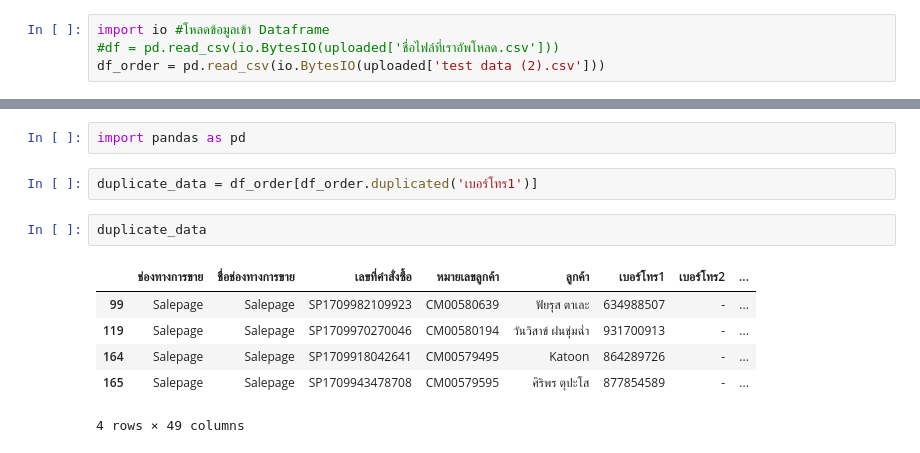
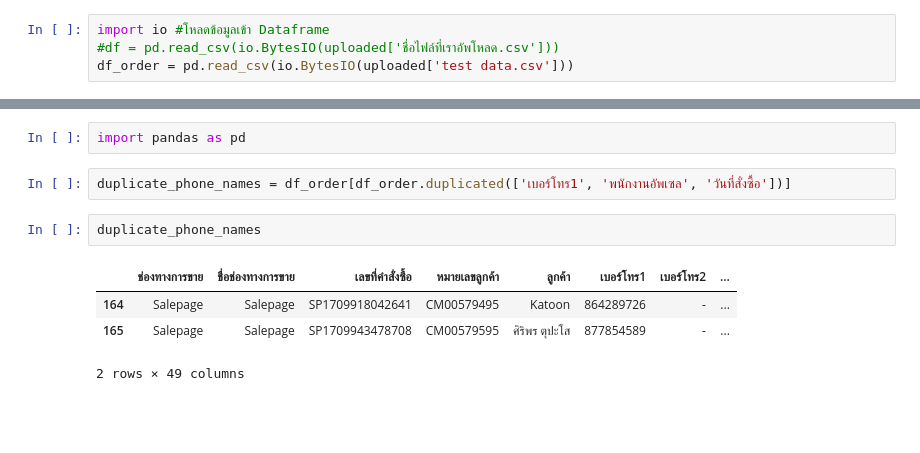
Before and after one commit to suphalaksana/GVP-data, a Jupyter notebook: Duplicate_data.ipynb, the cells around one changed output, grey strips where cells are left out. Drawn from its saved outputs; the diff is of its cells as text; blank space fills up the shorter version.

```diff
--- a/Duplicate_data.ipynb
+++ b/Duplicate_data.ipynb
@@ -13,7 +13,7 @@ import pandas as pd
 # %%
 import io #โหลดข้อมูลเข้า Dataframe
 #df = pd.read_csv(io.BytesIO(uploaded['ชื่อไฟล์ที่เราอัพโหลด.csv']))
-df_order = pd.read_csv(io.BytesIO(uploaded['test data (2).csv']))
+df_order = pd.read_csv(io.BytesIO(uploaded['test data.csv']))
 # %%
 df_order
 # %% [output]
@@ -33,13 +33,11 @@ df_order
 # %%
 import pandas as pd
 # %%
-duplicate_data = df_order[df_order.duplicated('เบอร์โทร1')]
+duplicate_phone_names = df_order[df_order.duplicated(['เบอร์โทร1', 'พนักงานอัพเซล', 'วันที่สั่งซื้อ'])]
-# %%
-duplicate_data
-# %% [output]
-|  | ช่องทางการขาย | ชื่อช่องทางการขาย | เลขที่คำสั่งซื้อ | หมายเลขลูกค้า | ลูกค้า | เบอร์โทร1 | เบอร์โทร2 | ... |
-| 99 | Salepage | Salepage | SP1709982109923 | CM00580639 | ฟัยรุส ตาเละ | 634988507 | - | ... |
-| 119 | Salepage | Salepage | SP1709970270046 | CM00580194 | วันวิสาข์ ฝนชุ่มฉ่ำ | 931700913 | - | ... |
-| 164 | Salepage | Salepage | SP1709918042641 | CM00579495 | Katoon | 864289726 | - | ... |
-| 165 | Salepage | Salepage | SP1709943478708 | CM00579595 | ศิริพร ตุปะโส | 877854589 | - | ... |
-4 rows × 49 columns
+# %%
+duplicate_phone_names
+# %% [output]
+|  | ช่องทางการขาย | ชื่อช่องทางการขาย | เลขที่คำสั่งซื้อ | หมายเลขลูกค้า | ลูกค้า | เบอร์โทร1 | เบอร์โทร2 | ... |
+| 164 | Salepage | Salepage | SP1709918042641 | CM00579495 | Katoon | 864289726 | - | ... |
+| 165 | Salepage | Salepage | SP1709943478708 | CM00579595 | ศิริพร ตุปะโส | 877854589 | - | ... |
+2 rows × 49 columns
```
Also changed, not shown: parts of 2 cells of this notebook.
